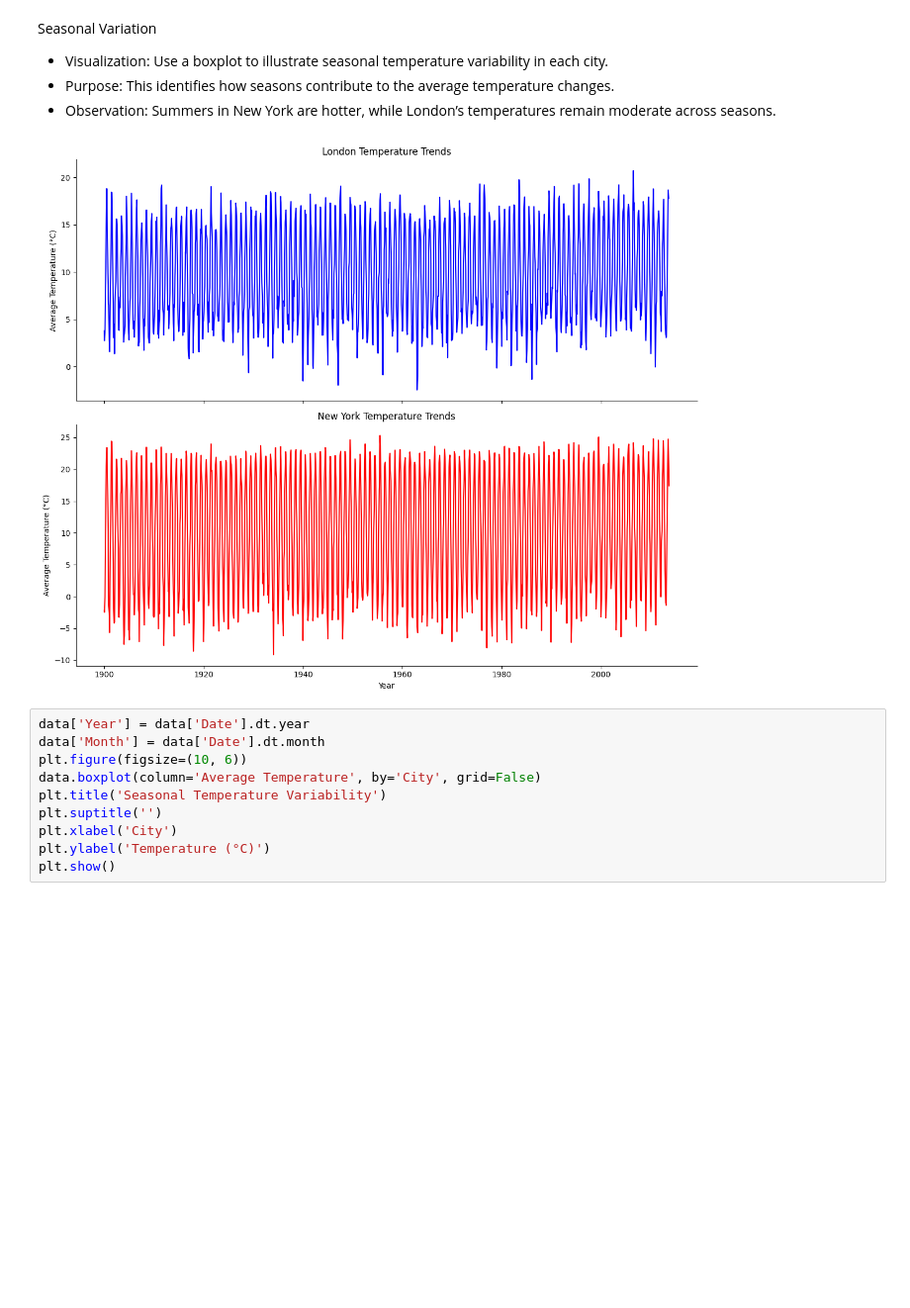
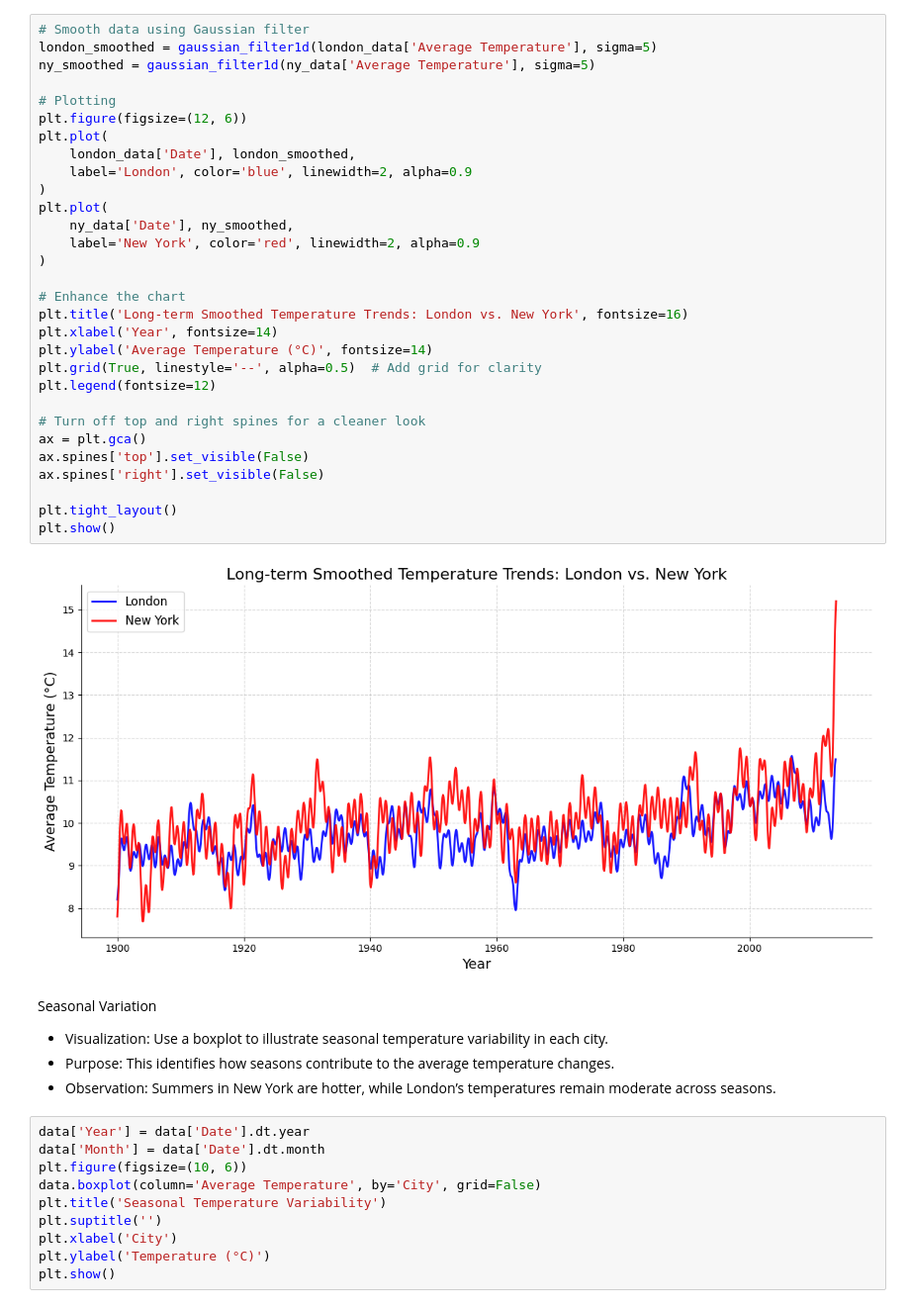
Before and after one commit to ssheikhorg/MSc-Big-Data-CW, a Jupyter notebook: project/climate_temp.ipynb, the cells around one changed output. Shown at 99% size. Drawn from its saved outputs; the diff is of its cells as text; blank space fills up the shorter version.

Commit message:
added long term temp trends and seasonal variation

```diff
--- a/project/climate_temp.ipynb
+++ b/project/climate_temp.ipynb
@@ -43,12 +15,41 @@ plt.show()
-# %% [markdown]
-Seasonal Variation
-
-* Visualization: Use a boxplot to illustrate seasonal temperature variability in each city.
-* Purpose: This identifies how seasons contribute to the average temperature changes.
-* Observation: Summers in New York are hotter, while London’s temperatures remain moderate across seasons.
 # %%
+# Smooth data using Gaussian filter
+london_smoothed = gaussian_filter1d(london_data['Average Temperature'], sigma=5)
+ny_smoothed = gaussian_filter1d(ny_data['Average Temperature'], sigma=5)
+
+# Plotting
+plt.figure(figsize=(12, 6))
+plt.plot(
+    london_data['Date'], london_smoothed,
+    label='London', color='blue', linewidth=2, alpha=0.9
+)
+plt.plot(
+    ny_data['Date'], ny_smoothed,
+    label='New York', color='red', linewidth=2, alpha=0.9
+)
+
+# Enhance the chart
+plt.title('Long-term Smoothed Temperature Trends: London vs. New York', fontsize=16)
+plt.xlabel('Year', fontsize=14)
+plt.ylabel('Average Temperature (°C)', fontsize=14)
+plt.grid(True, linestyle='--', alpha=0.5)  # Add grid for clarity
+plt.legend(fontsize=12)
+
+# Turn off top and right spines for a cleaner look
+ax = plt.gca()
+ax.spines['top'].set_visible(False)
+ax.spines['right'].set_visible(False)
+
+plt.tight_layout()
+plt.show()
 # %% [output]
-[figure, old version]
+[figure, new version]
+# %% [markdown]
+Seasonal Variation
+
+* Visualization: Use a boxplot to illustrate seasonal temperature variability in each city.
+* Purpose: This identifies how seasons contribute to the average temperature changes.
+* Observation: Summers in New York are hotter, while London’s temperatures remain moderate across seasons.
 # %%
 data['Year'] = data['Date'].dt.year
 data['Month'] = data['Date'].dt.month
```
Also changed, not shown: parts of 4 cells of this notebook.
